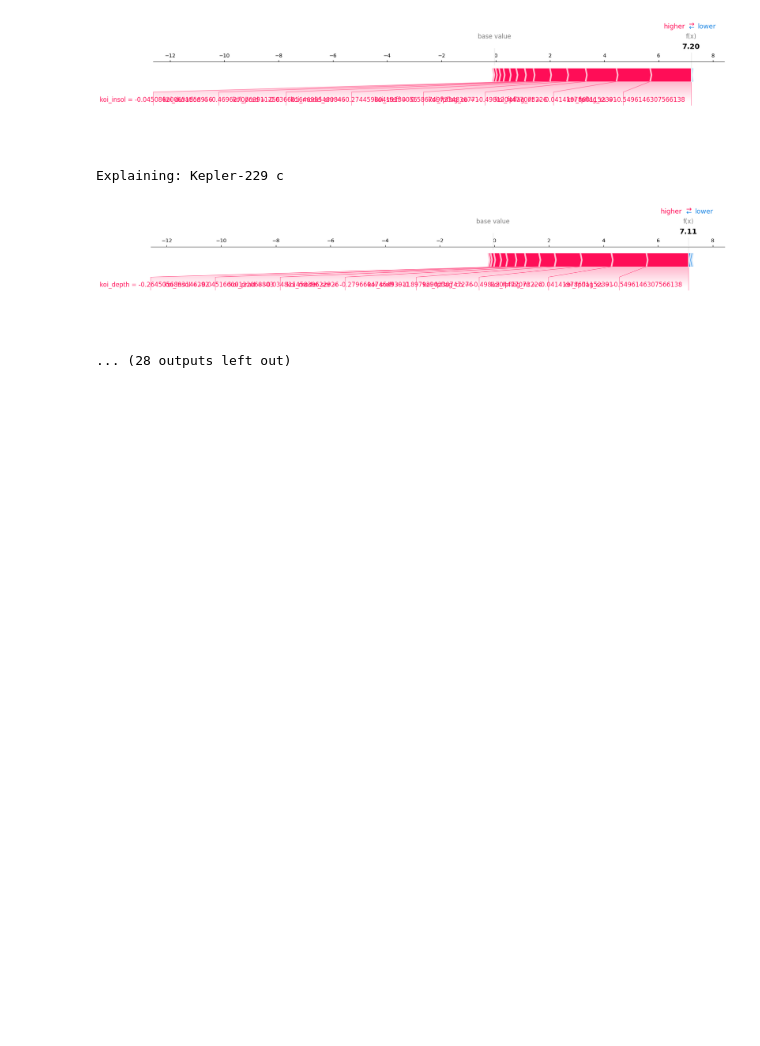
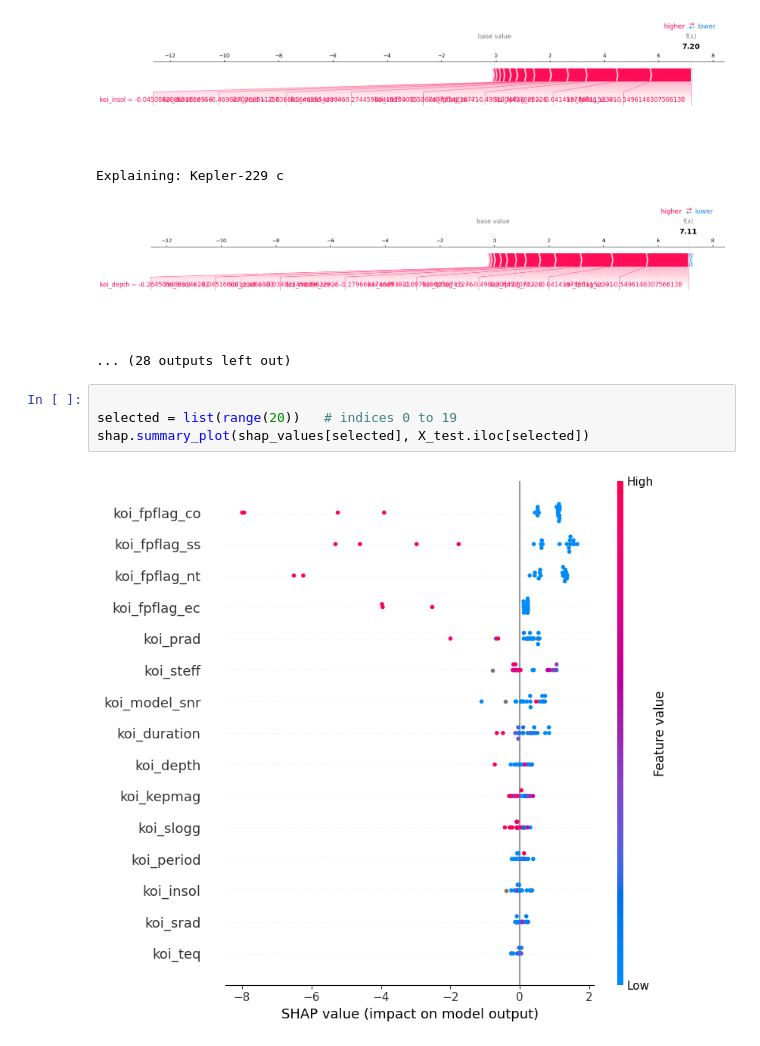
Before and after one commit to nipunnirman/Astro-Data-Analysis-, a Jupyter notebook: newPlanet.ipynb, the cells around one changed output. Saved outputs shown, nothing was run; the diff lists cells and outputs as text; blank space fills up the shorter version.

Commit message:
vizualize 20 data sharp values with feature value

```diff
--- a/newPlanet.ipynb
+++ b/newPlanet.ipynb
@@ -149,3 +149,9 @@ Explaining: Kepler-32 c
 Explaining: Kepler-229 c
 [figure]
 ... (28 outputs left out)
+# %%
+
+selected = list(range(20))   # indices 0 to 19
+shap.summary_plot(shap_values[selected], X_test.iloc[selected])
+# %% [output]
+[figure, added]
```
Also changed, not shown: parts of 2 cells of this notebook.
